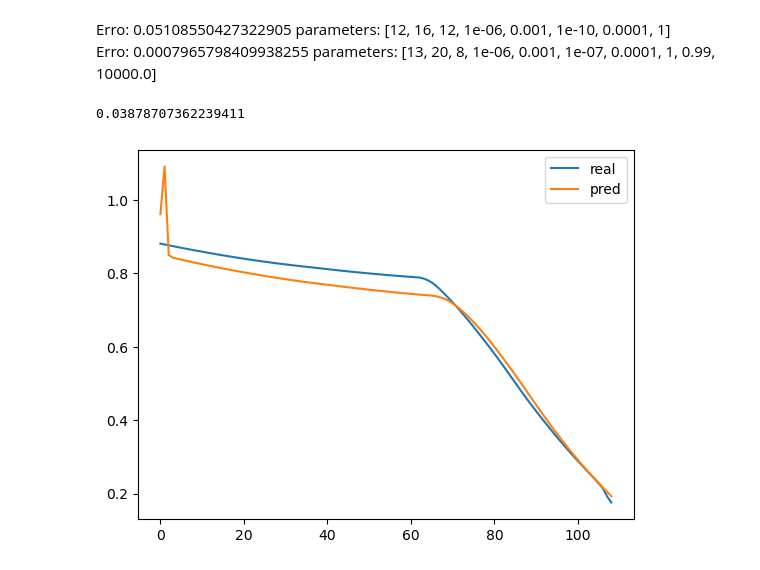
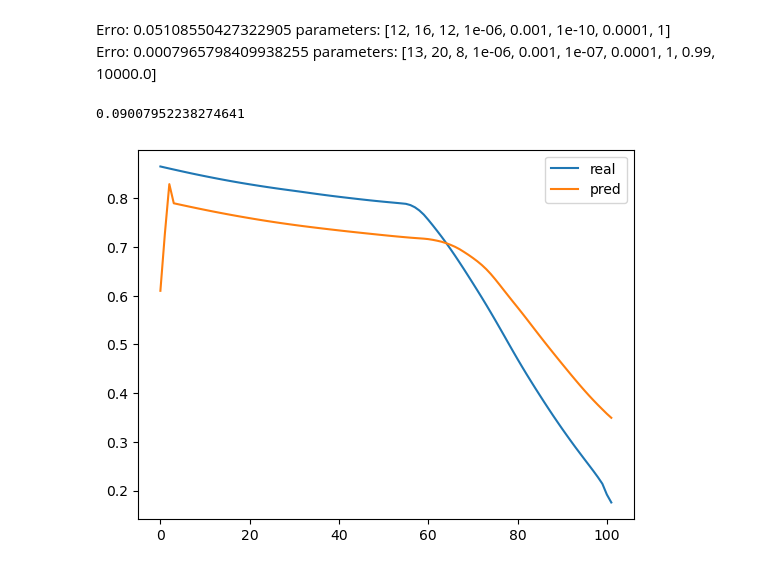
Before and after one commit to cduartes0203/Batteries_Prognostics, a Jupyter notebook: test_RTLO.ipynb, the cells around one changed output. Cells and saved outputs as stored; diff of their text form; code cells hidden in the pictures.

```diff
--- a/test_RTLO.ipynb
+++ b/test_RTLO.ipynb
@@ -417,23 +366,23 @@ Erro: 0.05108550427322905 parameters:  [12, 16, 12, 1e-06, 0.001, 1e-10, 0.0001,
 Erro: 0.0007965798409938255 parameters:  [13, 20, 8, 1e-06, 0.001, 1e-07, 0.0001, 1, 0.99, 10000.0]
 # %%
 df = pd.read_csv(r'Dataset\Bearing1_1.csv')
-nIN,nHS,nOUT,N1,N2,N3,lr,τ,lb,dt =params
+#nIN,nHS,nOUT,N1,N2,N3,lr,τ,lb,dt =params
+nIN,nHS,nOUT,N1,N2,N3,lr,τ, =params
 #nIN,nHS,nOUT = 4,4,4
 ηS = [N1,N2,N3]
 sig = df['PC1'].values
 X,Y = prepare_data(sig,n=nIN,m=nOUT)
 i=0
 
-rtlo = rtlo = RTLO(nIN,nHS,nOUT,ηS,τ,lr)
+rtlo = RTLO(nIN,nHS,nOUT,ηS,τ,lr)
 for x,y in zip(X,Y):
-
     y_p = rtlo.PredSingle(x,store=True)
-    eP = rtlo.UpdateRLS_V1(y_p,y)
+    eP = rtlo.UpdateRLS(y_p,y)
     rtlo.fit(x,y,store=True)
     i = i+1
 
 print(rmse(rtlo.yR,rtlo.yP))
 rtlo.PlotPred()
 # %% [output]
-0.03878707362239411
+0.09007952238274641
-[figure, old version]
+[figure, new version]
```
Also changed, not shown: parts of 8 cells of this notebook, 1 other file.
